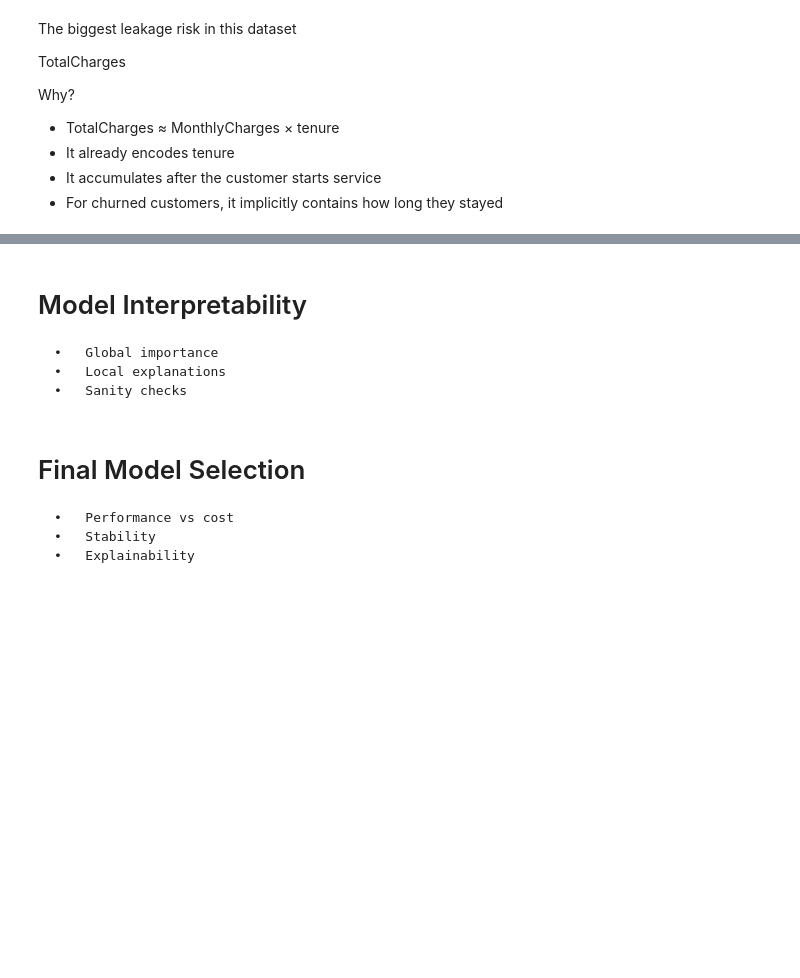
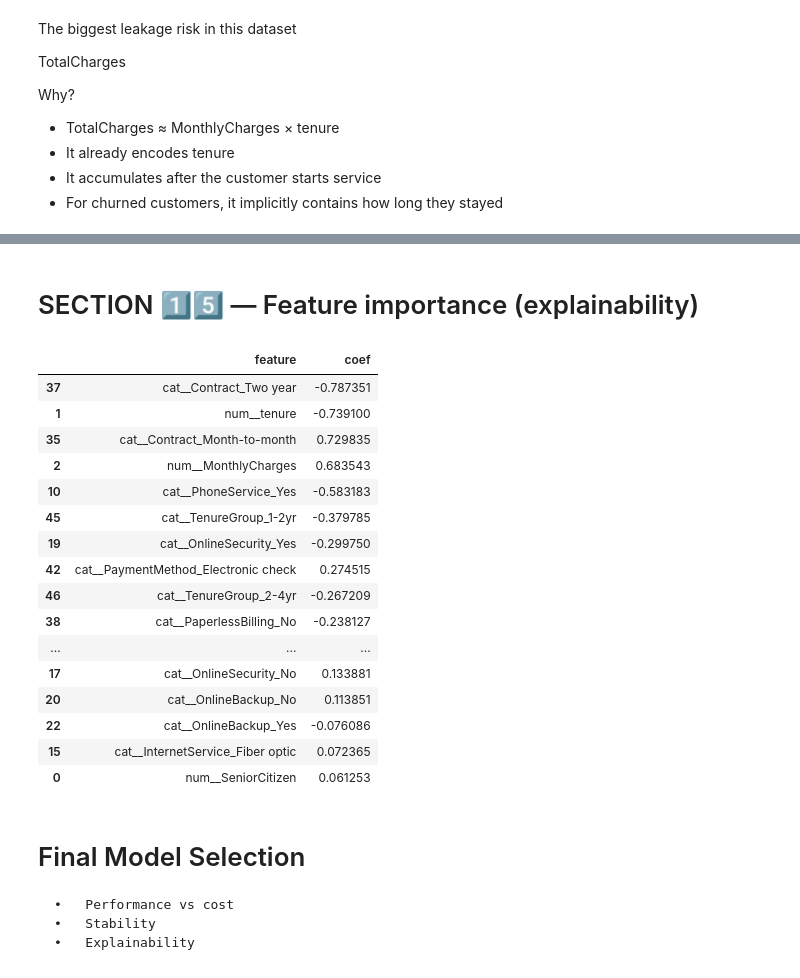
Before and after one commit to siddmkrj/telco_churn_detection, a Jupyter notebook: churn_detection.ipynb, the cells around one changed output, grey strips where cells are left out. Saved outputs shown, nothing was run; the diff lists cells and outputs as text; code cells hidden in the pictures; blank space fills up the shorter version.

```diff
--- a/churn_detection.ipynb
+++ b/churn_detection.ipynb
@@ -322,0 +301,6 @@ Name: proportion, dtype: float64
+# %%
+skf = StratifiedKFold(
+    n_splits=5,
+    shuffle=True,
+    random_state=42
+)
@@ -473,0 +334,21 @@ print(results_df)
+# %%
+param_grid = {
+    "model__C": [0.01, 0.1, 1, 10],
+    "model__penalty": ["l1", "l2"],
+    "model__solver": ["liblinear"]
+}
+
+grid = GridSearchCV(
+    pipeline,
+    param_grid=param_grid,
+    cv=skf,
+    scoring="roc_auc",
+    n_jobs=-1
+)
+
+grid.fit(X_train, y_train)
+
+best_model = grid.best_estimator_
+
+print("Best Params:", grid.best_params_)
+print("Best CV ROC-AUC:", grid.best_score_)
@@ -483,9 +395,40 @@ print(results_df)
 # %% [markdown]
-# Model Interpretability
-
-    •	Global importance
-    •	Local explanations
-    •	Sanity checks
+# SECTION 1️⃣5️⃣ — Feature importance (explainability)
+# %%
+feature_names = (
+    best_model.named_steps["preprocess"]
+    .get_feature_names_out()
+)
+
+coefficients = best_model.named_steps["model"].coef_[0]
+
+feature_importance = (
+    pd.DataFrame({
+        "feature": feature_names,
+        "coef": coefficients
+    })
+    .sort_values(by="coef", key=abs, ascending=False)
+)
+
+feature_importance.head(20)
+# %% [output]
+|  | feature | coef |
+| 37 | cat__Contract_Two year | -0.787351 |
+| 1 | num__tenure | -0.739100 |
+| 35 | cat__Contract_Month-to-month | 0.729835 |
+| 2 | num__MonthlyCharges | 0.683543 |
+| 10 | cat__PhoneService_Yes | -0.583183 |
+| 45 | cat__TenureGroup_1-2yr | -0.379785 |
+| 19 | cat__OnlineSecurity_Yes | -0.299750 |
+| 42 | cat__PaymentMethod_Electronic check | 0.274515 |
+| 46 | cat__TenureGroup_2-4yr | -0.267209 |
+| 38 | cat__PaperlessBilling_No | -0.238127 |
+| ... | ... | ... |
+| 17 | cat__OnlineSecurity_No | 0.133881 |
+| 20 | cat__OnlineBackup_No | 0.113851 |
+| 22 | cat__OnlineBackup_Yes | -0.076086 |
+| 15 | cat__InternetService_Fiber optic | 0.072365 |
+| 0 | num__SeniorCitizen | 0.061253 |
 # %% [markdown]
 # Final Model Selection
 
```
Also changed, not shown: parts of 43 cells of this notebook.
